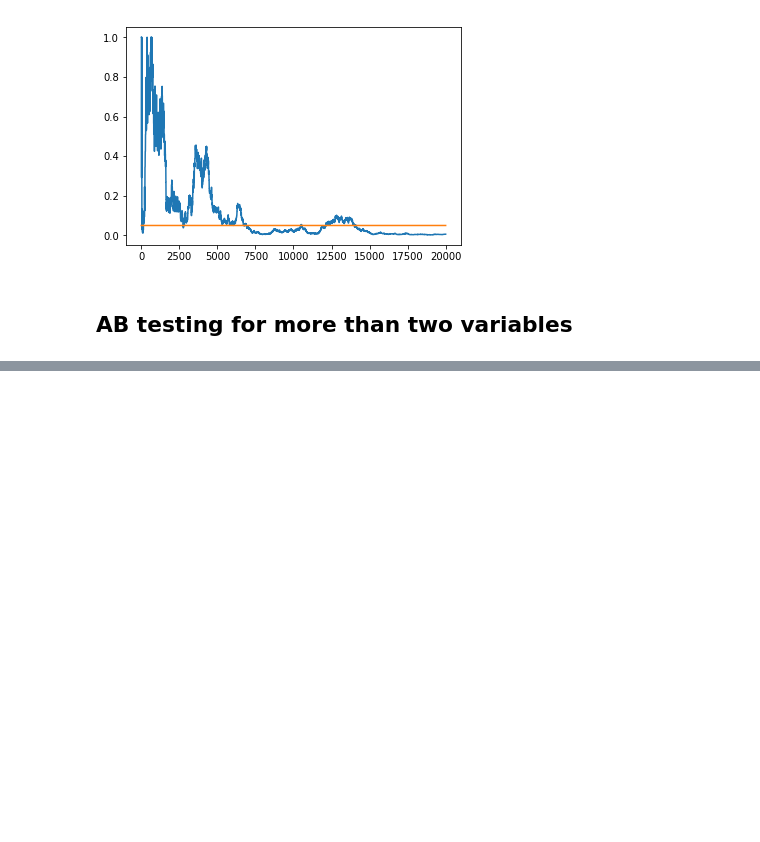
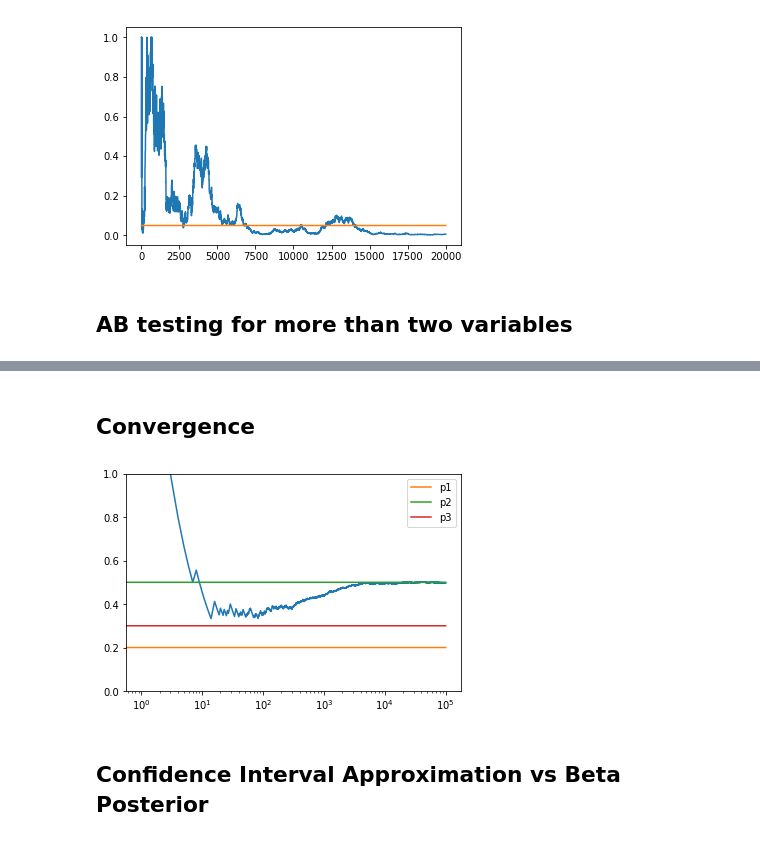
Before and after one commit to talk2sunil83/machine_learning_examples, a Jupyter notebook: ab_testing/ABTest.ipynb, the cells around one changed output, grey strips where cells are left out. Cells and saved outputs as stored; diff of their text form; code cells hidden in the pictures; blank space fills up the shorter version.

```diff
--- a/ab_testing/ABTest.ipynb
+++ b/ab_testing/ABTest.ipynb
@@ -25,8 +36,9 @@ class DataGenerator:
 ### P value calculator
 # %%
 def get_p_value(T):
-    det = T[0,0]*T[1,1] - T[1,0]*T[0,1]
-    c2 = float(det) / T[0].sum() * det / T[1].sum() * T.sum() / T[:,0].sum() /  T[:,1].sum()
+    det = T[0, 0]*T[1, 1] - T[1, 0]*T[0, 1]
+    c2 = float(det) / T[0].sum() * det / T[1].sum() * \
+        T.sum() / T[:, 0].sum() / T[:, 1].sum()
     p = 1 - chi2.cdf(x=c2, df=1)
     return p
 # %% [markdown]
@@ -61,0 +95,16 @@ Post Hoc Testing
+# %%
+class Bandit(object):
+    def __init__(self, p):
+        self.p = p
+        self.a = 1
+        self.b = 1
+
+    def pull(self):
+        return np.random.random() < self.p
+
+    def sample(self):
+        return np.random.beta(self.a, self.b)
+
+    def update(self, x):
+        self.a += x
+        self.b += (1-x)
@@ -61,0 +160,30 @@ Post Hoc Testing
+# %% [markdown]
+## Convergence
+# %%
+def run_experiment(p1,p2,p3, N):
+    bandits = [Bandit(p1), Bandit(p2), Bandit(p3)]
+
+    data = np.empty(N)
+
+    for i in range(N):
+        j = np.argmax([b.sample() for b in bandits])
+        x= bandits[j].pull()
+        bandits[j].update(x)
+
+        data[i] = x
+
+    cumelative_average_ctr = np.cumsum(data) / (np.arange(N) +1)
+    plt.plot(cumelative_average_ctr)
+    plt.plot(np.ones(N)*p1, label="p1")
+    plt.plot(np.ones(N)*p2, label="p2")
+    plt.plot(np.ones(N)*p3, label="p3")
+    plt.ylim((0,1))
+    plt.legend()
+    plt.xscale('log')
+    plt.show()
+
+run_experiment(0.2,0.5,0.3, 100000)
+# %% [output]
+[figure, added]
+# %% [markdown]
+## Confidence Interval Approximation vs Beta Posterior
```
Also changed, not shown: parts of 18 cells of this notebook, 9 other files.
